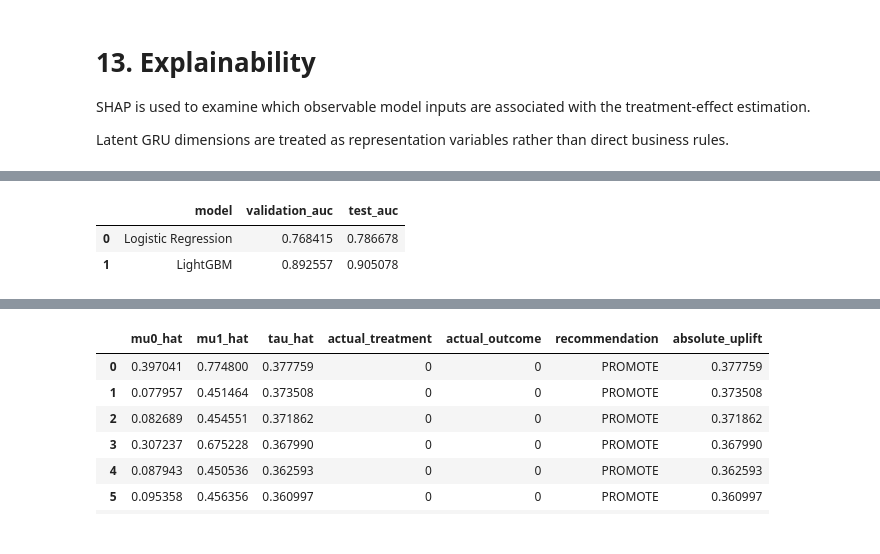
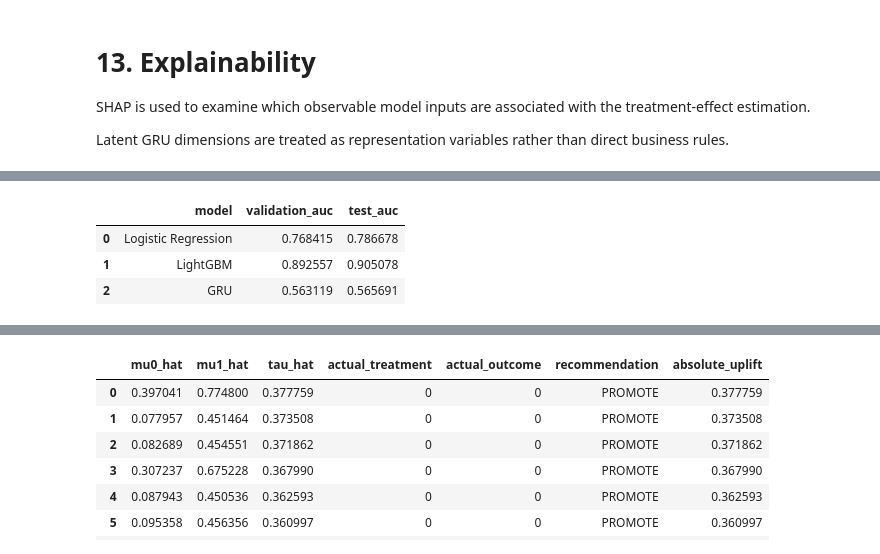
Before and after one commit to BaoVy2810/ecommerce-causal-analysis, a Jupyter notebook: notebooks/Uplift_Promotion_Pipeline.ipynb, the cells around one changed output, grey strips where cells are left out. Saved outputs shown, nothing was run; the diff lists cells and outputs as text; code cells hidden in the pictures.

```diff
--- a/notebooks/Uplift_Promotion_Pipeline.ipynb
+++ b/notebooks/Uplift_Promotion_Pipeline.ipynb
@@ -385,6 +385,7 @@ CONFIG = {
     # Validation
     "validation_ratio": 0.20,
     "test_ratio": 0.20,
+    "n_seeds": 5,
 
     # Treatment
     # Starting threshold only — validate empirically
@@ -2660,48 +2906,96 @@ else:
 # %%
 # ============================================================
-# 14. MODEL COMPARISON
+# 14.1 PREDICTIVE MODEL COMPARISON
 # ============================================================
+
+# Reconstruct indices explicitly
+train_indices = order[:val_start]
+val_indices = order[val_start:test_start]
+test_indices = order[test_start:]
 
 model_results = []
 
+# ------------------------------------------------------------
+# Logistic Regression
+# ------------------------------------------------------------
+
 model_results.append({
     "model": "Logistic Regression",
-    "validation_auc":
-        roc_auc_score(
-            Y_val,
-            val_lr
-        ),
-    "test_auc":
-        roc_auc_score(
-            Y_test,
-            test_lr
-        )
+    "validation_auc": roc_auc_score(
+        Y_val,
+        val_lr
+    ),
+    "test_auc": roc_auc_score(
+        Y_test,
+        test_lr
+    )
 })
+
+# ------------------------------------------------------------
+# LightGBM
+# ------------------------------------------------------------
 
 if HAS_LGB:
 
     model_results.append({
         "model": "LightGBM",
-        "validation_auc":
-            roc_auc_score(
-                Y_val,
-                val_lgb
-            ),
-        "test_auc":
-            roc_auc_score(
-                Y_test,
-                test_lgb
-            )
+        "validation_auc": roc_auc_score(
+            Y_val,
+            val_lgb
+        ),
+        "test_auc": roc_auc_score(
+            Y_test,
+            test_lgb
+        )
     })
+
+# ------------------------------------------------------------
+# GRU
+# ------------------------------------------------------------
+
+if HAS_TF:
+
+    gru_val_pred = (
+        gru_predictor
+        .predict(
+            X_seq[val_indices],
+            verbose=0
+        )
+        .ravel()
+    )
+
+    gru_test_pred = (
+        gru_predictor
+        .predict(
+            X_seq[test_indices],
+            verbose=0
+        )
+        .ravel()
+    )
+
+    model_results.append({
+        "model": "GRU",
+        "validation_auc": roc_auc_score(
+            Y_val,
+            gru_val_pred
+        ),
+        "test_auc": roc_auc_score(
+            Y_test,
+            gru_test_pred
+        )
+    })
+
+# ------------------------------------------------------------
+# Comparison table
+# ------------------------------------------------------------
 
 model_comparison = pd.DataFrame(
     model_results
 )
 
-display(
-    model_comparison
-)
+display(model_comparison)
 # %% [output]
 |  | model | validation_auc | test_auc |
 | 0 | Logistic Regression | 0.768415 | 0.786678 |
 | 1 | LightGBM | 0.892557 | 0.905078 |
+| 2 | GRU | 0.563119 | 0.565691 |
```
Also changed, not shown: parts of 15 cells of this notebook, 2 other files.
